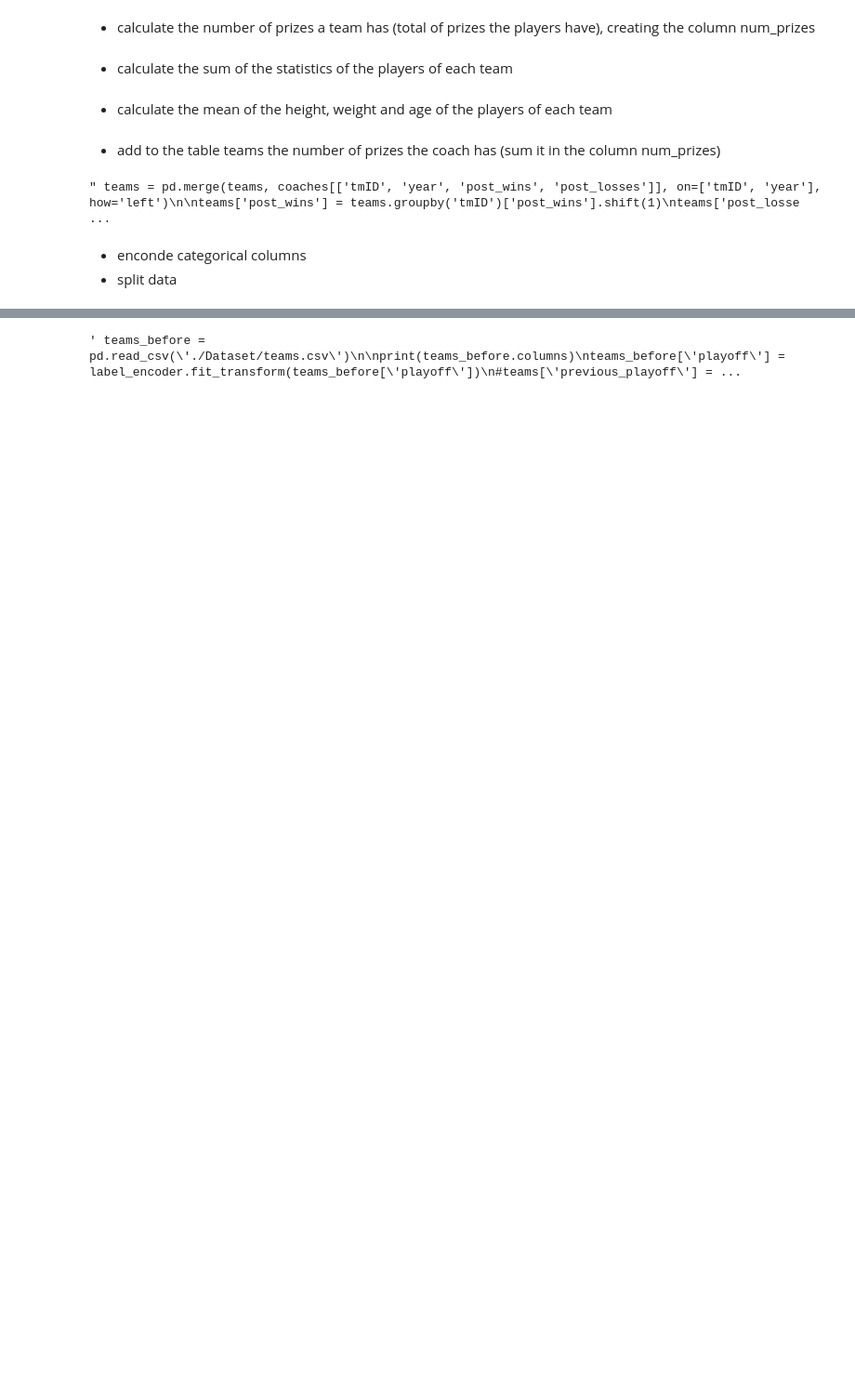
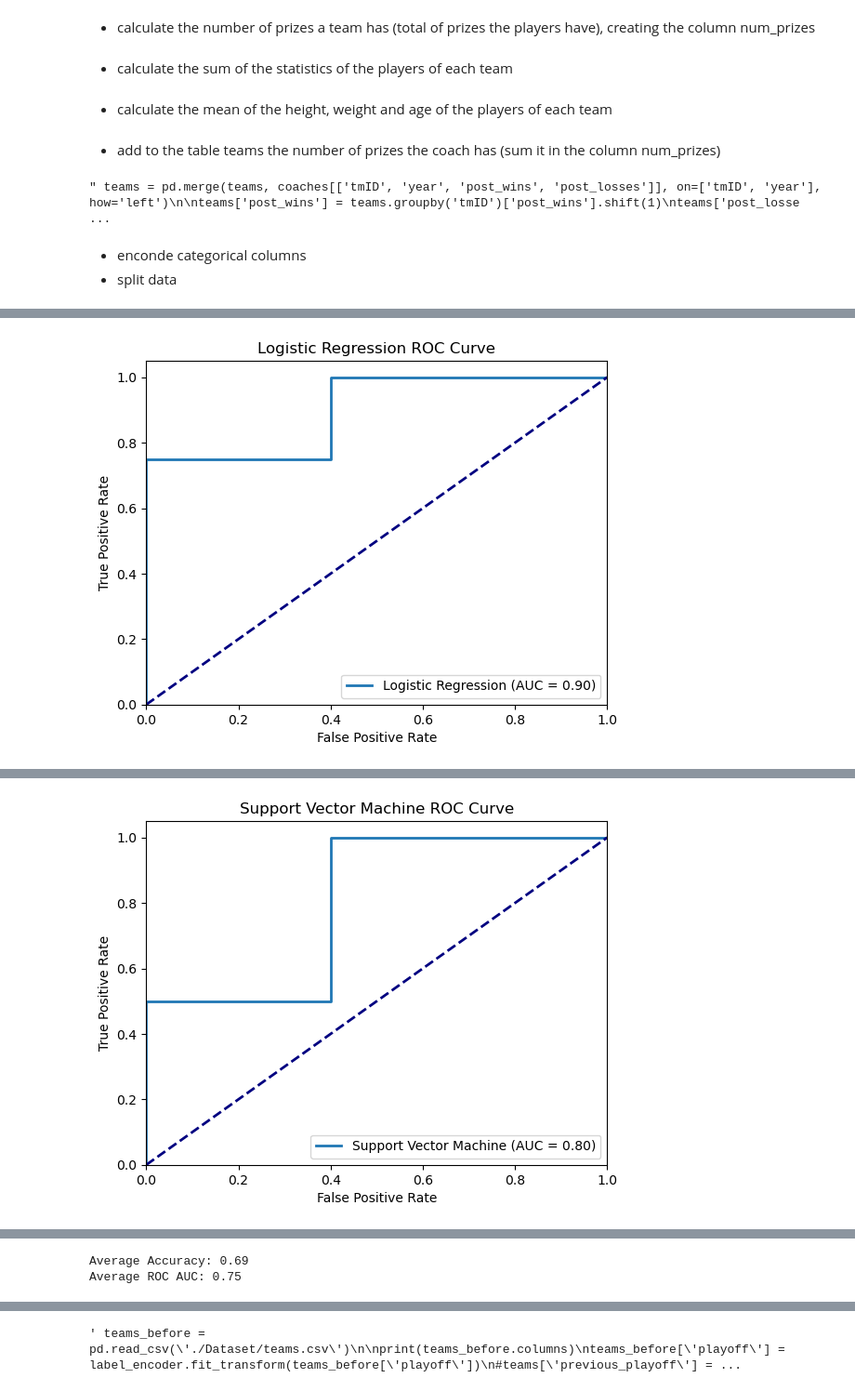
Before and after one commit to brunabrasil/FEUP-AC, a Jupyter notebook: preparation.ipynb, the cells around one changed output, grey strips where cells are left out. Shown: that part at 93% size. Drawn from its saved outputs; the diff is of its cells as text; code cells hidden in the pictures; blank space fills up the shorter version.

Commit message:
classifications

```diff
--- a/preparation.ipynb
+++ b/preparation.ipynb
@@ -337,9 +341,10 @@ from sklearn.tree import DecisionTreeClassifier
 from sklearn.ensemble import RandomForestClassifier
 from sklearn.svm import SVC
 from sklearn.neighbors import KNeighborsClassifier
-from sklearn.metrics import accuracy_score
+from sklearn.metrics import accuracy_score, confusion_matrix, classification_report, roc_curve, auc
 from sklearn.naive_bayes import GaussianNB
-
+import matplotlib.pyplot as plt
+import numpy as np
 
 # Use the same train_data and test_data from your code
 X_train = train_data.drop(['playoff'], axis=1)
@@ -350,26 +355,74 @@ y_test = test_data['playoff']
 # Define a list of classifiers
 classifiers = [
     ("Logistic Regression", LogisticRegression(solver='liblinear', random_state=0)),
-    ("Support Vector Machine", SVC(kernel='linear', random_state=0)),
-    ("Decision Tree", DecisionTreeClassifier( max_depth=10,random_state=0)),
+    ("Support Vector Machine", SVC(kernel='linear', random_state=0, probability=True)),  # Enable probability for ROC
+    ("Decision Tree", DecisionTreeClassifier(max_depth=10, random_state=0)),
     ("Random Forest", RandomForestClassifier(random_state=50)),
     ("K-Nearest Neighbors", KNeighborsClassifier()),
     ("Naive Bayes", GaussianNB())
 ]
 
-# Create an empty dictionary to store accuracies
-accuracies = {}
+# Create an empty dictionary to store performance metrics
+performance_metrics = {}
 
+# Initialize variables to calculate averages
+average_accuracy = 0
+average_roc_auc = 0
 
-# Iterate through each classifier, train, predict, and store accuracy
+# Iterate through each classifier, train, predict, and store performance metrics
 for name, clf in classifiers:
     clf.fit(X_train, y_train)
     predictions = clf.predict(X_test)
     accuracy = accuracy_score(y_test, predictions)
-    accuracies[name] = accuracy
+    average_accuracy += accuracy
 
+    # Calculate ROC curve and AUC
+    if hasattr(clf, "predict_proba"):
+        y_score = clf.predict_proba(X_test)[:, 1]
+    else:
+        y_score = clf.decision_function(X_test)
 
-# Print the accuracies for each model
-for name, accuracy in accuracies.items():
-    print(f"{name} Accuracy: {accuracy}")
+    fpr, tpr, _ = roc_curve(y_test, y_score)
+    roc_auc = auc(fpr, tpr)
+    average_roc_auc += roc_auc
+
+    # Store performance metrics in a dictionary
+    performance_metrics[name] = {
+        "Accuracy": accuracy,
+        "ROC AUC": roc_auc,
+        "Confusion Matrix": confusion_matrix(y_test, predictions),
+        "Classification Report": classification_report(y_test, predictions),
+        "ROC Curve": (fpr, tpr)
+    }
+
+# Calculate averages
+average_accuracy /= len(classifiers)
+average_roc_auc /= len(classifiers)
+
+# Print the performance metrics and create ROC curve graphs
+for name, metrics in performance_metrics.items():
+    print(f"{name} Performance Metrics:")
+    print(f"Accuracy: {metrics['Accuracy']}")
+    print(f"ROC AUC: {metrics['ROC AUC']}")
+    print("Confusion Matrix:")
+    print(metrics['Confusion Matrix'])
+    print("Classification Report:")
+    print(metrics['Classification Report'])
+
+    # Plot ROC Curve
+    plt.figure()
+    fpr, tpr = metrics["ROC Curve"]
+    plt.plot(fpr, tpr, lw=2, label=f'{name} (AUC = {metrics["ROC AUC"]:.2f})')
+    plt.plot([0, 1], [0, 1], color='navy', lw=2, linestyle='--')
+    plt.xlim([0.0, 1.0])
+    plt.ylim([0.0, 1.05])
+    plt.xlabel('False Positive Rate')
+    plt.ylabel('True Positive Rate')
+    plt.title(f'{name} ROC Curve')
+    plt.legend(loc="lower right")
+    plt.show()
+
+# Print averages
+print(f"Average Accuracy: {average_accuracy:.2f}")
+print(f"Average ROC AUC: {average_roc_auc:.2f}")
 # %% [output]
@@ -381,0 +444 @@ Naive Bayes Accuracy: 0.5384615384615384
+[figure, added]
@@ -381,0 +460 @@ Naive Bayes Accuracy: 0.5384615384615384
+[figure, added]
@@ -382,3 +525,5 @@ Naive Bayes Accuracy: 0.5384615384615384
+Average Accuracy: 0.69
+Average ROC AUC: 0.75
 # %%
 merged_data.to_csv('./Modified/players_playersTeams.csv', index=False)
 coaches.to_csv('./Modified/modified_coaches.csv', index=False)
```
Also changed, not shown: parts of 4 cells of this notebook, 2 other files.
